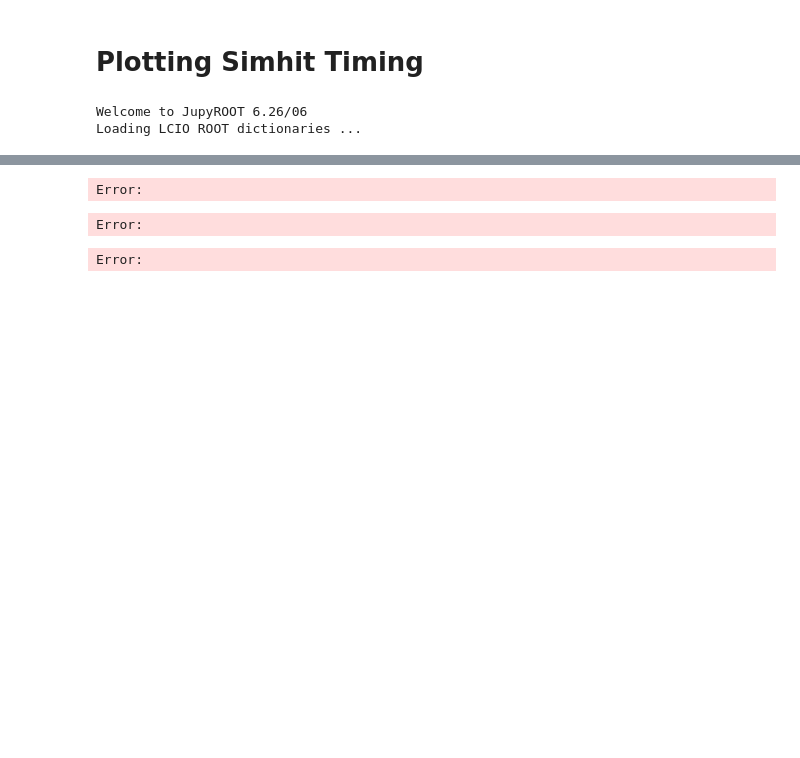
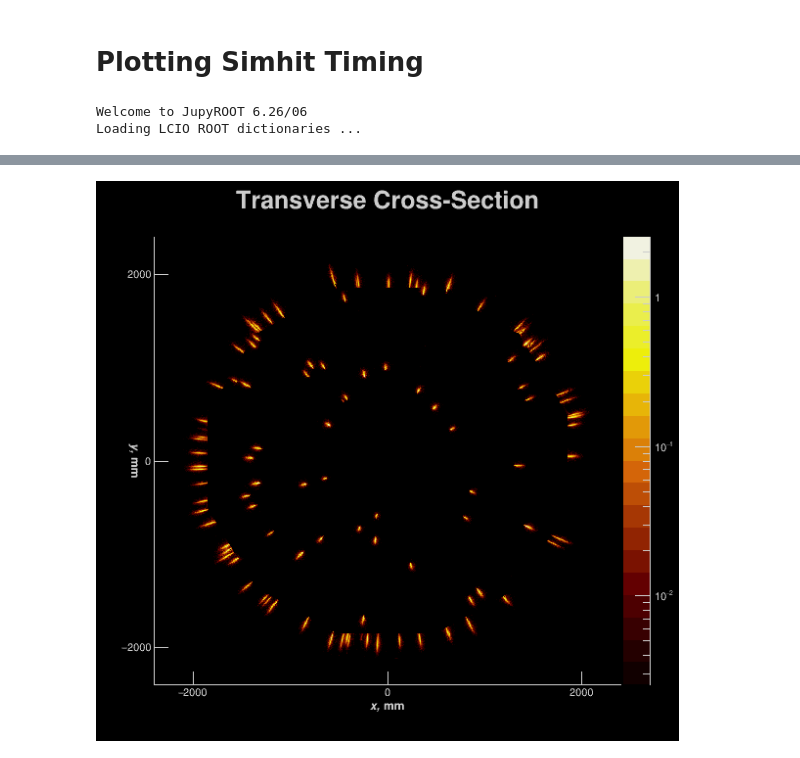
Before and after one commit to headunderheels/neuromorphic-studies, a Jupyter notebook: legacy-scripts/time-evolution.ipynb, the cells around one changed output, grey strips where cells are left out. Drawn from its saved outputs; the diff is of its cells as text; code cells hidden in the pictures; blank space fills up the shorter version.

Commit message:
Completed plot!

```diff
--- a/legacy-scripts/time-evolution.ipynb
+++ b/legacy-scripts/time-evolution.ipynb
@@ -34,18 +24,0 @@ Time of first hit contribution in event (0): 1840.13330078125 ns
-# %%
-# Culprit loop
-event = reader.readNextEvent()
-i=0
-for simhit in event:
-    simhit[1].getElementAt(index=i)
-    i = i + 1
-
-# Also tried
-# for event in reader:
-#     i=0
-#     for simhit in event:
-#         simhit[1].getElementAt(index=i)
-#         i = i + 1
-# %% [output]
-Error:
-Error:
-Error:
@@ -51,0 +46,25 @@ Error:
+# %%
+nbins = 900
+low = -2400
+high = 2400
+h1 = ROOT.TH2D(name="xy_cal",
+               title="#bf{Transverse Cross-Section};#bf{#it{x,}} #bf{mm};#bf{#it{y,}} #bf{mm}",
+               nbinsx=nbins,
+               xlow=low,
+               xup=high,
+               nbinsy=nbins,
+               ylow=low,
+               yup=high
+               )
+# h1 = ROOT.TH3D(name="xyz_cal",
+#                title="xyz_cal",
+#                nbinsx=nbins,
+#                xlow=low,
+#                xup=high,
+#                nbinsy=nbins,
+#                ylow=low,
+#                yup=high,
+#                nbinsz=nbins,
+#                zlow=low,
+#                zup=high,
+#                )
@@ -51,0 +94,15 @@ Error:
+# %%
+# %jsroot on
+
+width = 600
+height = width
+h1.GetYaxis().CenterTitle()
+h1.GetYaxis().RotateTitle()
+h1.GetXaxis().CenterTitle()
+c = ROOT.TCanvas("c1", "2-D Histograms", width, height)
+c.GetPad(0).SetLogz()
+yaxis = h1.GetYaxis()
+h1.Draw("COLZ PLC")
+c.Draw()
+# %% [output]
+[figure, added]
```
Also changed, not shown: parts of 5 cells of this notebook.
